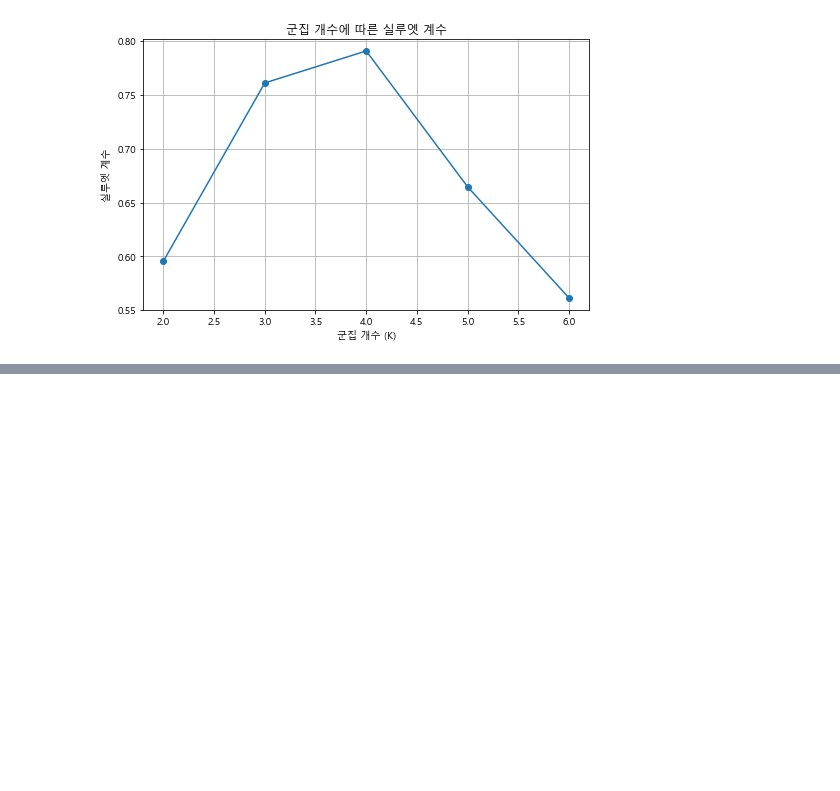
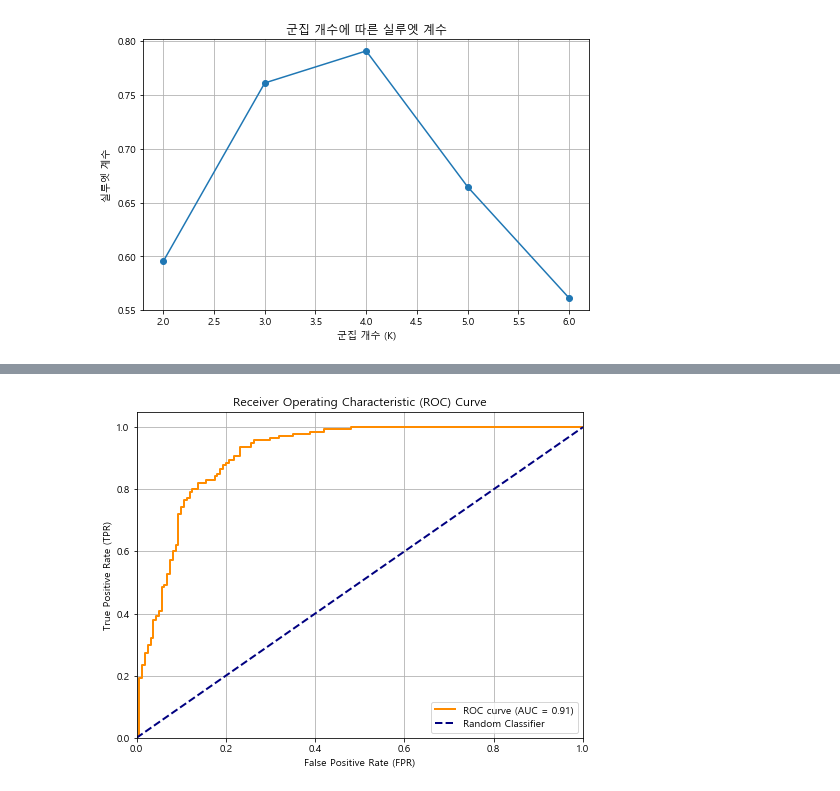
Before and after one commit to kangspa/ADP-study, a Jupyter notebook: PracticeTest/practice.ipynb, the cells around one changed output, grey strips where cells are left out. Cells and saved outputs as stored; diff of their text form; code cells hidden in the pictures; blank space fills up the shorter version.

```diff
--- a/PracticeTest/practice.ipynb
+++ b/PracticeTest/practice.ipynb
@@ -192,0 +354,83 @@ plt.show()
+# %%
+import numpy as np
+import matplotlib.pyplot as plt
+from sklearn.metrics import roc_curve, auc, roc_auc_score
+from sklearn.linear_model import LogisticRegression
+from sklearn.model_selection import train_test_split
+from sklearn.datasets import make_classification
+
+# 예시 데이터 생성 (이진 분류)
+X, y = make_classification(n_samples=1000, n_features=20, n_informative=10, n_redundant=5, n_classes=2, random_state=42)
+X_train, X_test, y_train, y_test = train_test_split(X, y, test_size=0.3, random_state=42)
+
+# 로지스틱 회귀 모델 학습
+model = LogisticRegression(random_state=42, solver='liblinear')
+model.fit(X_train, y_train)
+
+# 예측 확률 얻기 (양성 클래스에 대한 확률)
+y_pred_proba = model.predict_proba(X_test)[:, 1]
+
+# ROC Curve 계산
+fpr, tpr, thresholds = roc_curve(y_test, y_pred_proba)
+
+# AUC 계산
+roc_auc = auc(fpr, tpr)
+print(f"AUC (수동 계산): {roc_auc:.4f}")            # 0.9124
+
+# scikit-learn을 이용한 AUC 계산
+roc_auc_sklearn = roc_auc_score(y_test, y_pred_proba)
+print(f"AUC (scikit-learn): {roc_auc_sklearn:.4f}") # 0.9124
+
+# ROC Curve 시각화
+plt.figure(figsize=(8, 6))
+plt.plot(fpr, tpr, color='darkorange', lw=2, label=f'ROC curve (AUC = {roc_auc:.2f})')
+plt.plot([0, 1], [0, 1], color='navy', lw=2, linestyle='--', label='Random Classifier')
+plt.xlim([0.0, 1.0])
+plt.ylim([0.0, 1.05])
+plt.xlabel('False Positive Rate (FPR)')
+plt.ylabel('True Positive Rate (TPR)')
+plt.title('Receiver Operating Characteristic (ROC) Curve')
+plt.legend(loc="lower right")
+plt.grid(True)
+plt.show()
+
+# 다중 클래스 분류 예시 (One-vs-Rest)
+from sklearn.preprocessing import LabelBinarizer
+
+# 예시 데이터 생성 (다중 클래스 분류)
+X_multi, y_multi = make_classification(n_samples=1000, n_features=20, n_informative=10, n_redundant=5, n_classes=3, random_state=42)
+X_train_multi, X_test_multi, y_train_multi, y_test_multi = train_test_split(X_multi, y_multi, test_size=0.3, random_state=42)
+
+# 로지스틱 회귀 모델 학습
+model_multi = LogisticRegression(random_state=42, solver='liblinear', multi_class='ovr')
+model_multi.fit(X_train_multi, y_train_multi)
+
+# 예측 확률 얻기
+y_pred_proba_multi = model_multi.predict_proba(X_test_multi)
+
+# 각 클래스에 대한 ROC Curve 및 AUC 계산
+lb = LabelBinarizer()
+y_test_binarized = lb.fit_transform(y_test_multi)
+
+plt.figure(figsize=(10, 8))
+for i in range(y_multi.max() + 1):
+    fpr_multi, tpr_multi, _ = roc_curve(y_test_binarized[:, i], y_pred_proba_multi[:, i])
+    roc_auc_multi = auc(fpr_multi, tpr_multi)
+    plt.plot(fpr_multi, tpr_multi, lw=2, label=f'ROC curve of class {i} (AUC = {roc_auc_multi:.2f})')
+
+plt.plot([0, 1], [0, 1], color='navy', lw=2, linestyle='--', label='Random Classifier')
+plt.xlim([0.0, 1.0])
+plt.ylim([0.0, 1.05])
+plt.xlabel('False Positive Rate (FPR)')
+plt.ylabel('True Positive Rate (TPR)')
+plt.title('Multi-class ROC Curve (One-vs-Rest)')
+plt.legend(loc="lower right")
+plt.grid(True)
+plt.show()
+
+# 다중 클래스 AUC (macro, weighted)
+auc_macro_multi = roc_auc_score(y_test_multi, y_pred_proba_multi, multi_class='ovr', average='macro')
+auc_weighted_multi = roc_auc_score(y_test_multi, y_pred_proba_multi, multi_class='ovr', average='weighted')
+print(f"다중 클래스 AUC (macro): {auc_macro_multi:.4f}")       # 0.8527
+print(f"다중 클래스 AUC (weighted): {auc_weighted_multi:.4f}") # 0.8539
+# %% [output]
@@ -192,0 +439 @@ plt.show()
+[figure, added]
```
Also changed, not shown: parts of 5 cells of this notebook, 3 other files.
